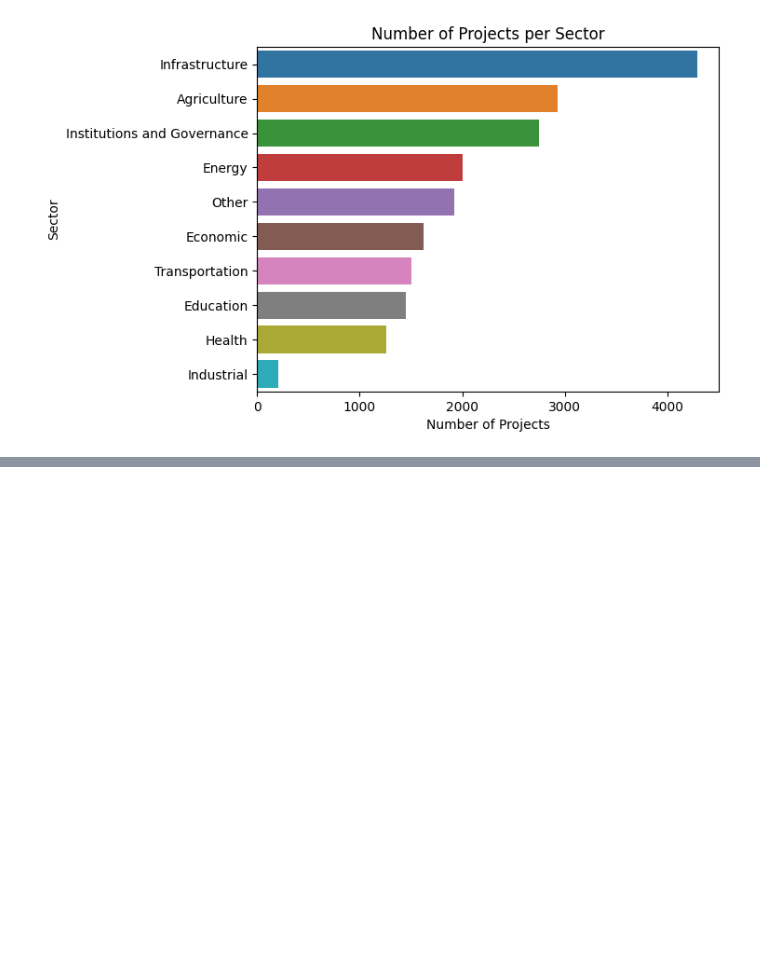
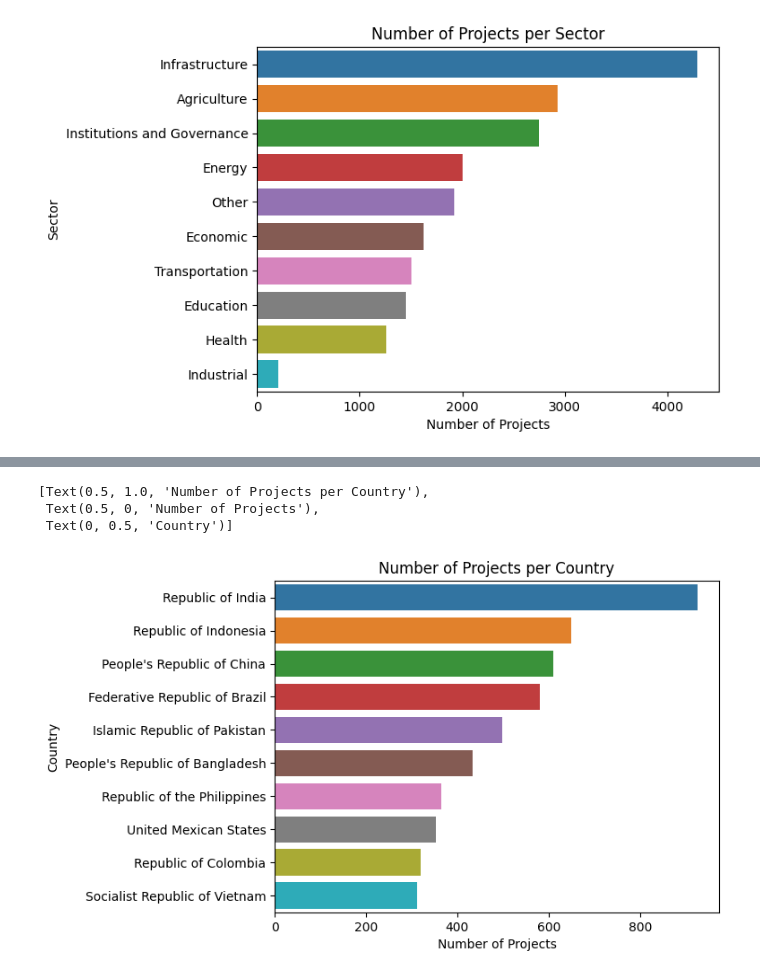
Before and after one commit to ababber19/SWUH, a Jupyter notebook: Graphs.ipynb, the cells around one changed output, grey strips where cells are left out. Cells and saved outputs as stored; diff of their text form; code cells hidden in the pictures; blank space fills up the shorter version.

```diff
--- a/Graphs.ipynb
+++ b/Graphs.ipynb
@@ -74,0 +51,9 @@ temp
+# %%
+# Lists the top ten countries
+country_plot = sns.barplot(x=list(country.values()), y=list(country.keys()))
+country_plot.set(title="Number of Projects per Country", xlabel="Number of Projects", ylabel="Country")
+# %% [output]
+[Text(0.5, 1.0, 'Number of Projects per Country'),
+ Text(0.5, 0, 'Number of Projects'),
+ Text(0, 0.5, 'Country')]
+[figure, added]
```
Also changed, not shown: parts of 7 cells of this notebook, 1 other file.
